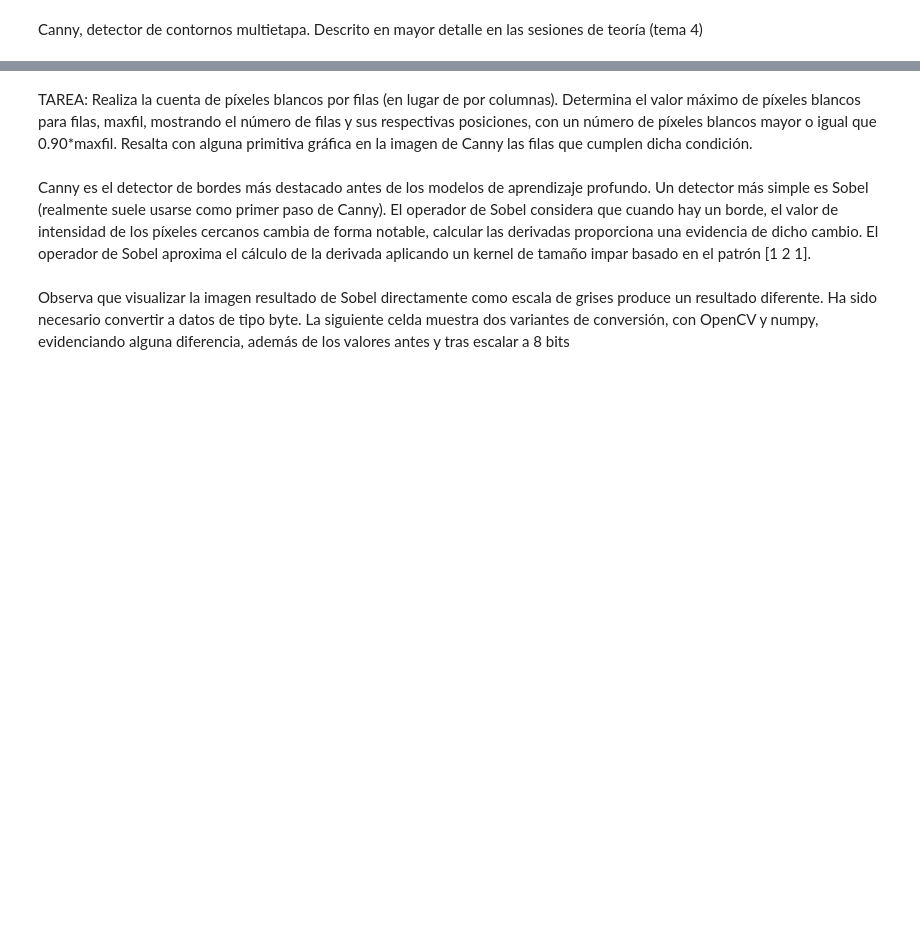
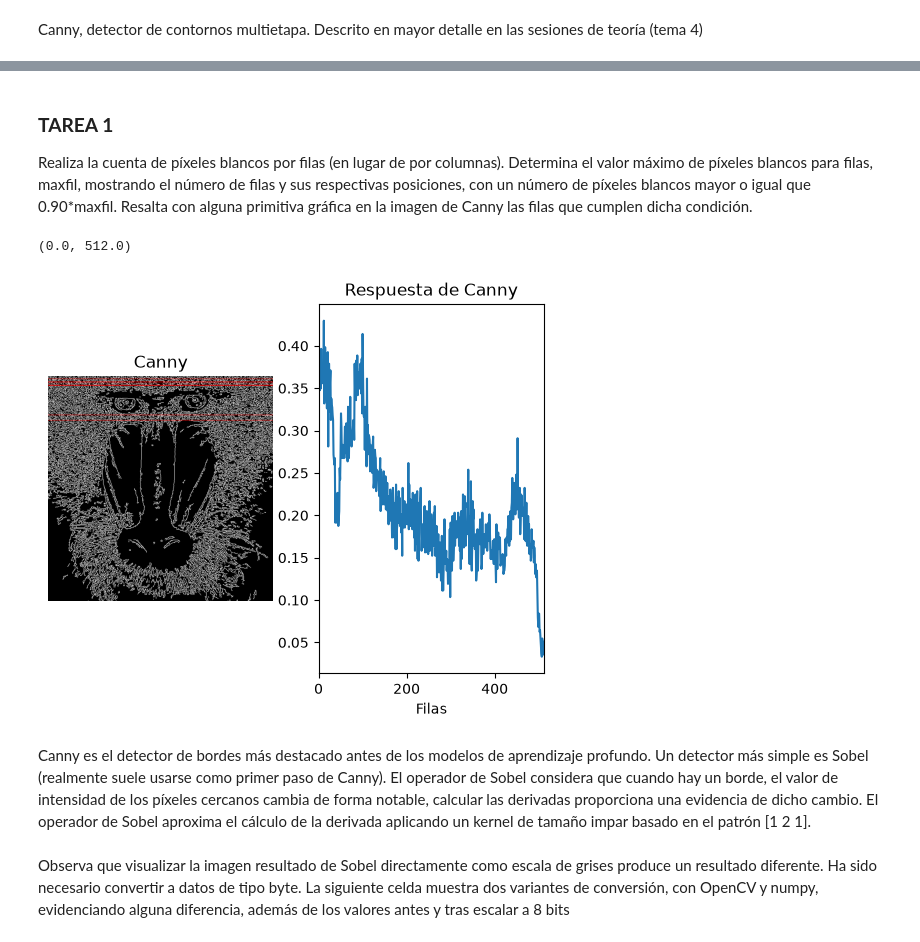
Before and after one commit to jesus-tdd/vc_P2, a Jupyter notebook: VC_P2.ipynb, the cells around one changed output, grey strips where cells are left out. Drawn from its saved outputs; the diff is of its cells as text; code cells hidden in the pictures; blank space fills up the shorter version.

Commit message:
Primera tarea actualizada, eliminadas algunas celdas

```diff
--- a/VC_P2.ipynb
+++ b/VC_P2.ipynb
@@ -133,36 +57,41 @@ plt.xlim([0, canny.shape[1]])
 # %% [markdown]
-TAREA: Realiza la cuenta de píxeles blancos por filas (en lugar de por columnas). Determina el valor máximo de píxeles blancos para filas, maxfil, mostrando el número de filas y sus respectivas posiciones, con un número de píxeles blancos mayor o igual que 0.90*maxfil. Resalta con alguna primitiva gráfica en la imagen de Canny las filas que cumplen dicha condición.
+### **TAREA 1**
+
+Realiza la cuenta de píxeles blancos por filas (en lugar de por columnas). Determina el valor máximo de píxeles blancos para filas, maxfil, mostrando el número de filas y sus respectivas posiciones, con un número de píxeles blancos mayor o igual que 0.90*maxfil. Resalta con alguna primitiva gráfica en la imagen de Canny las filas que cumplen dicha condición.
 # %%
-# Contar filas
+# Cuenta el número de píxeles blancos (255) por columna
+# Suma los valores de los pixeles por columna
 row_counts = cv2.reduce(canny, 1, cv2.REDUCE_SUM, dtype=cv2.CV_32SC1)
-rows = row_counts / (255 * canny.shape[1])
+
+# Normaliza en base al número de filas y al valor máximo del píxel (255)
+# El resultado será el número de píxeles blancos por columna
+rows = row_counts[:,0] / (255 * canny.shape[1])
 
 max_value = np.max(rows)
-highlight = []
+highlight = np.where(rows >= max_value*0.9)[0]
 
-for i in range(len(rows)):
-    if rows[i][0] >= max_value*0.9:
-        highlight.append(i)
-
-canny2 = canny.copy()
-for y in highlight:
-    cv2.rectangle(canny2, (0, y), (canny.shape[1], y), (255, 255, 255), -1)
+canny_rgb = cv2.cvtColor(canny, cv2.COLOR_GRAY2BGR)
+for i in highlight:
+    cv2.line(canny_rgb, (0, i), (canny.shape[1], i), (255, 0, 0))
 
 
 plt.figure()
 plt.subplot(1, 2, 1)
 plt.axis("off")
 plt.title("Canny")
-plt.imshow(canny2, cmap='gray')
+plt.imshow(canny_rgb, cmap='gray')
 
 plt.subplot(1, 2, 2)
 plt.title("Respuesta de Canny")
 plt.xlabel("Filas")
 plt.ylabel("% píxeles")
 plt.plot(rows)
 
 #Rango en y definido por las filas
 plt.xlim([0, canny.shape[0]])
+# %% [output]
+(0.0, 512.0)
+[figure, added]
 # %% [markdown]
 Canny es el detector de bordes más destacado antes de los modelos de aprendizaje profundo. Un detector más simple es Sobel (realmente suele usarse como primer paso de Canny).
 El operador de Sobel considera que cuando hay un borde, el valor de intensidad de los píxeles cercanos cambia de forma notable, calcular las derivadas proporciona una evidencia de dicho cambio. El operador de Sobel aproxima el cálculo de la derivada aplicando un kernel de tamaño impar basado en el patrón [1 2 1].
```
Also changed, not shown: parts of 14 cells of this notebook.
